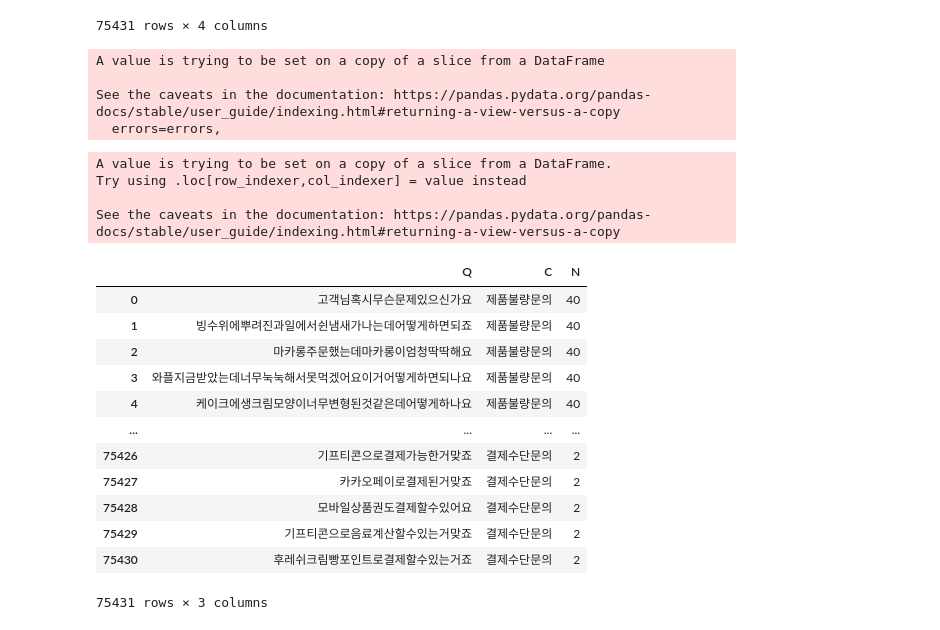
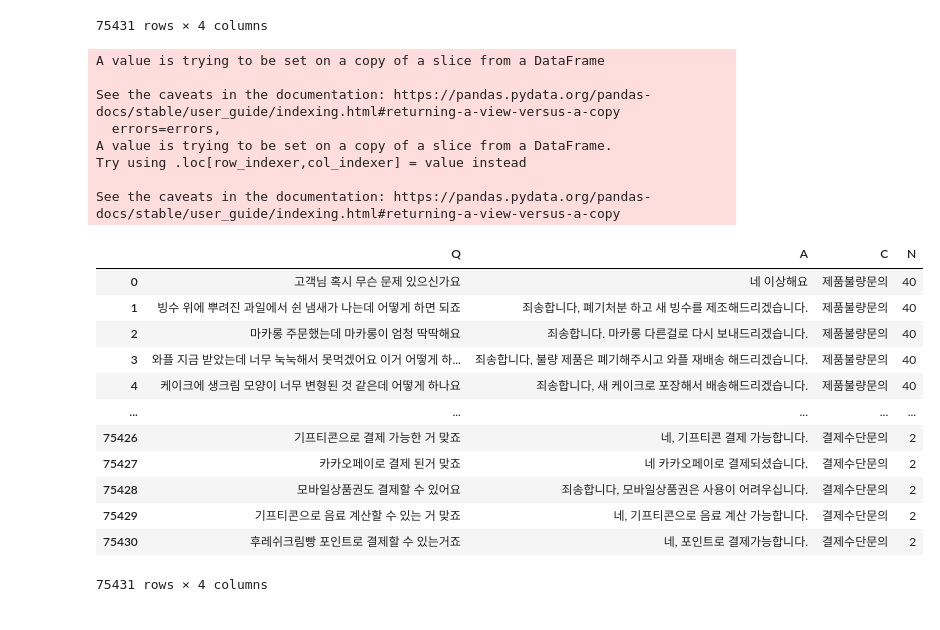
Before and after one commit to leeseungchae/watching_you_chatbot, a Jupyter notebook: Preprocessing/02_001_ko_gpt.ipynb, the cells around one changed output. Cells and saved outputs as stored; diff of their text form; code cells hidden in the pictures.

```diff
--- a/Preprocessing/job04_clean_data(130,000).ipynb
+++ b/Preprocessing/02_001_ko_gpt.ipynb
@@ -1,4 +1,5 @@
 # %%
 import pandas as pd
 # %%
-df = pd.read_csv('G:\\내 드라이브\\Watching_You_PJ\project_ChatBot\\01_DataSet\\1_Raw_Data\\카페_train.csv')
+df = pd.read_csv('G:\\내 드라이브\\Watching_You_PJ\\project_ChatBot\\02_preprocessing\\02_001_Cleaned_Data.csv')
+df
@@ -21,2 +19,0 @@ df
-# %%
-df= df[['IDX','발화자','발화문','인텐트','QA여부','QA번호']]
@@ -194,12 +142,32 @@ df_3
 | 75429 | 기프티콘으로 음료 계산할 수 있는 거 맞죠? | 네, 기프티콘으로 음료 계산 가능합니다. | 결제수단문의 | 2 |
 | 75430 | 후레쉬크림빵 포인트로 결제할 수 있는거죠? | 네, 포인트로 결제가능합니다. | 결제수단문의 | 2 |
 75431 rows × 4 columns
+# %%
+df_3.rename(columns= {"C_2":"C"},inplace=True)
+df_3["Q"] = df_3["Q"].str.replace(pat=r'[^\w]', repl=r' ', regex=True)
+df_3
+# %% [output]
+A value is trying to be set on a copy of a slice from a DataFrame
+
+See the caveats in the documentation: https://pandas.pydata.org/pandas-docs/stable/user_guide/indexing.html#returning-a-view-versus-a-copy
+  errors=errors,
+A value is trying to be set on a copy of a slice from a DataFrame.
+Try using .loc[row_indexer,col_indexer] = value instead
+
+See the caveats in the documentation: https://pandas.pydata.org/pandas-docs/stable/user_guide/indexing.html#returning-a-view-versus-a-copy
+|  | Q | A | C | N |
+| 0 | 고객님 혹시 무슨 문제 있으신가요 | 네 이상해요 | 제품불량문의 | 40 |
+| 1 | 빙수 위에 뿌려진 과일에서 쉰 냄새가 나는데 어떻게 하면 되죠 | 죄송합니다, 폐기처분 하고 새 빙수를 제조해드리겠습니다. | 제품불량문의 | 40 |
+| 2 | 마카롱 주문했는데 마카롱이 엄청 딱딱해요 | 죄송합니다. 마카롱 다른걸로 다시 보내드리겠습니다. | 제품불량문의 | 40 |
+| 3 | 와플 지금 받았는데 너무 눅눅해서 못먹겠어요 이거 어떻게 하... | 죄송합니다, 불량 제품은 폐기해주시고 와플 재배송 해드리겠습니다. | 제품불량문의 | 40 |
+| 4 | 케이크에 생크림 모양이 너무 변형된 것 같은데 어떻게 하나요 | 죄송합니다, 새 케이크로 포장해서 배송해드리겠습니다. | 제품불량문의 | 40 |
+| ... | ... | ... | ... | ... |
+| 75426 | 기프티콘으로 결제 가능한 거 맞죠 | 네, 기프티콘 결제 가능합니다. | 결제수단문의 | 2 |
+| 75427 | 카카오페이로 결제 된거 맞죠 | 네 카카오페이로 결제되셨습니다. | 결제수단문의 | 2 |
+| 75428 | 모바일상품권도 결제할 수 있어요 | 죄송합니다, 모바일상품권은 사용이 어려우십니다. | 결제수단문의 | 2 |
+| 75429 | 기프티콘으로 음료 계산할 수 있는 거 맞죠 | 네, 기프티콘으로 음료 계산 가능합니다. | 결제수단문의 | 2 |
+| 75430 | 후레쉬크림빵 포인트로 결제할 수 있는거죠 | 네, 포인트로 결제가능합니다. | 결제수단문의 | 2 |
+75431 rows × 4 columns
 # %%
-df_3.rename(columns= {"C_2":"C"},inplace=True)
-df_3.to_csv('G:\\내 드라이브\\Watching_You_PJ\\project_ChatBot\\02_preprocessing\\cafe_train_gpt.csv'
+df_3.to_csv('G:\\내 드라이브\\Watching_You_PJ\\project_ChatBot\\02_preprocessing\\02_001_gpt.csv'
             ,encoding='utf-8-sig',index=False)
-# %% [output]
-A value is trying to be set on a copy of a slice from a DataFrame
-
-See the caveats in the documentation: https://pandas.pydata.org/pandas-docs/stable/user_guide/indexing.html#returning-a-view-versus-a-copy
-  errors=errors,
@@ -212,22 +173,0 @@ df_4.to_csv('G:\\내 드라이브\\Watching_You_PJ\\project_ChatBot\\02_preproce
-# %%
-df_4
-df_4["Q"] = df_4["Q"].str.replace(pat=r'[^\w]', repl=r'', regex=True)
-df_4
-# %% [output]
-A value is trying to be set on a copy of a slice from a DataFrame.
-Try using .loc[row_indexer,col_indexer] = value instead
-
-See the caveats in the documentation: https://pandas.pydata.org/pandas-docs/stable/user_guide/indexing.html#returning-a-view-versus-a-copy
-|  | Q | C | N |
-| 0 | 고객님혹시무슨문제있으신가요 | 제품불량문의 | 40 |
-| 1 | 빙수위에뿌려진과일에서쉰냄새가나는데어떻게하면되죠 | 제품불량문의 | 40 |
-| 2 | 마카롱주문했는데마카롱이엄청딱딱해요 | 제품불량문의 | 40 |
-| 3 | 와플지금받았는데너무눅눅해서못먹겠어요이거어떻게하면되나요 | 제품불량문의 | 40 |
-| 4 | 케이크에생크림모양이너무변형된것같은데어떻게하나요 | 제품불량문의 | 40 |
-| ... | ... | ... | ... |
-| 75426 | 기프티콘으로결제가능한거맞죠 | 결제수단문의 | 2 |
-| 75427 | 카카오페이로결제된거맞죠 | 결제수단문의 | 2 |
-| 75428 | 모바일상품권도결제할수있어요 | 결제수단문의 | 2 |
-| 75429 | 기프티콘으로음료계산할수있는거맞죠 | 결제수단문의 | 2 |
-| 75430 | 후레쉬크림빵포인트로결제할수있는거죠 | 결제수단문의 | 2 |
-75431 rows × 3 columns
```
Also changed, not shown: parts of 10 cells of this notebook, 10 other files.
